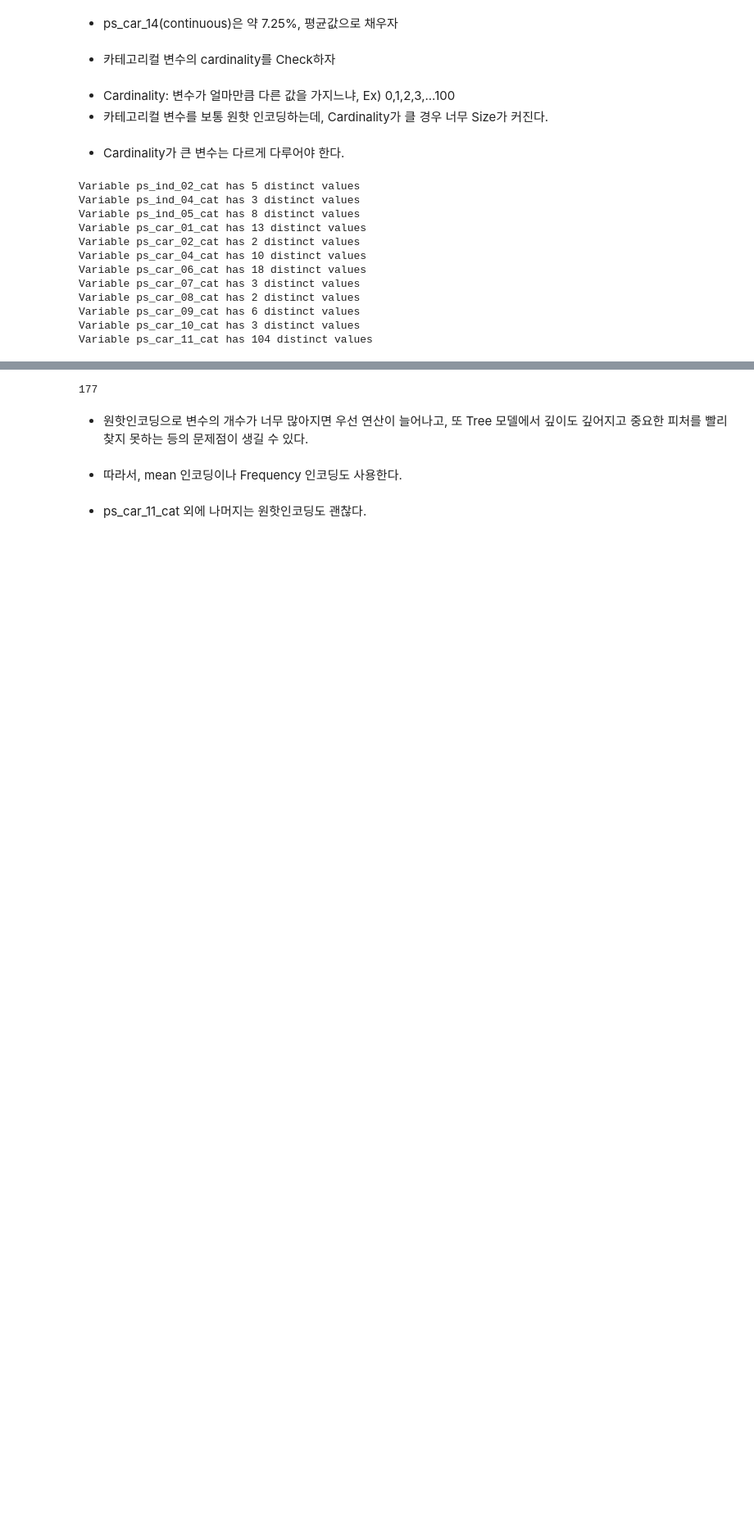
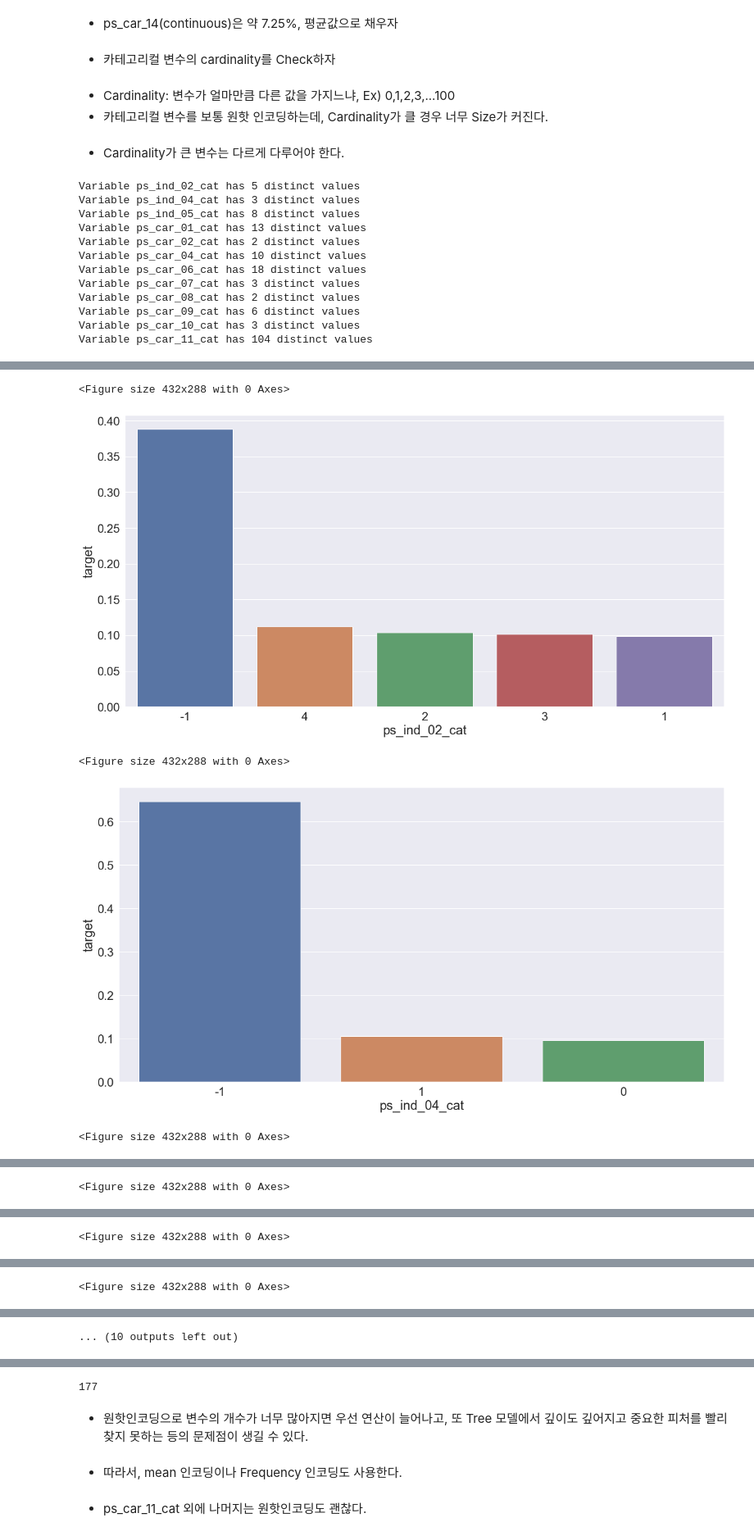
Before and after one commit to wooseok-shin/Kaggle, a Jupyter notebook: Porto/Porto.ipynb, the cells around one changed output, grey strips where cells are left out. Shown: that part at 82% size. Drawn from its saved outputs; the diff is of its cells as text; code cells hidden in the pictures; blank space fills up the shorter version.

```diff
--- a/Porto/Porto.ipynb
+++ b/Porto/Porto.ipynb
@@ -490,0 +683,27 @@ Variable ps_car_11_cat has 104 distinct values
+# %%
+# 위를 종합
+
+v = meta[(meta.level == 'nominal') & (meta.keep)].index
+
+for column in v:
+    plt.figure()
+    fig, ax = plt.subplots(figsize=(20, 10))
+
+    cat_perc = train[[column, 'target']].groupby([column], as_index=False).mean()
+    cat_perc.sort_values(by='target', ascending=False, inplace=True)
+
+    for i, p in enumerate(ax.patches):
+        ax.annotate('{}'.format(cat_perc['target']['count'].values[i]),
+                (p.get_height(), p.get_x()+0.5), fontsize=20)
+
+
+    sns.barplot(x=column, y='target', data=cat_perc, order=cat_perc[column])
+    sns.set(font_scale=2)
+
+    plt.show()
+# %% [output]
+<Figure size 432x288 with 0 Axes>
+[figure, added]
+<Figure size 432x288 with 0 Axes>
+[figure, added]
+<Figure size 432x288 with 0 Axes>
@@ -490,0 +711 @@ Variable ps_car_11_cat has 104 distinct values
+<Figure size 432x288 with 0 Axes>
@@ -490,0 +713 @@ Variable ps_car_11_cat has 104 distinct values
+<Figure size 432x288 with 0 Axes>
@@ -490,0 +715 @@ Variable ps_car_11_cat has 104 distinct values
+<Figure size 432x288 with 0 Axes>
@@ -490,0 +717 @@ Variable ps_car_11_cat has 104 distinct values
+... (10 outputs left out)
```
Also changed, not shown: parts of 66 cells of this notebook, 1 other file.
